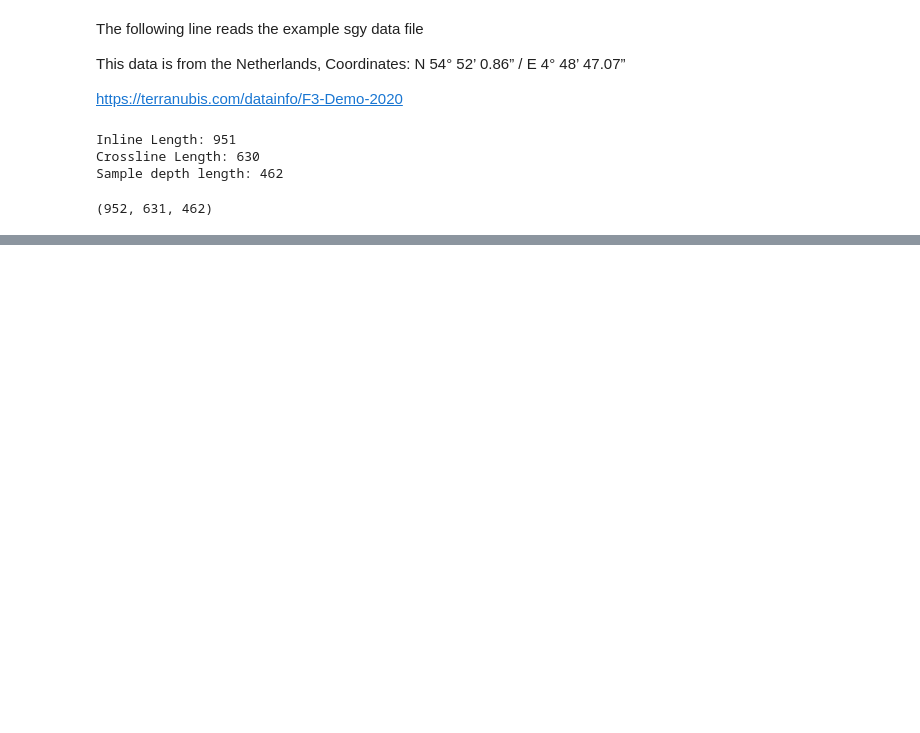
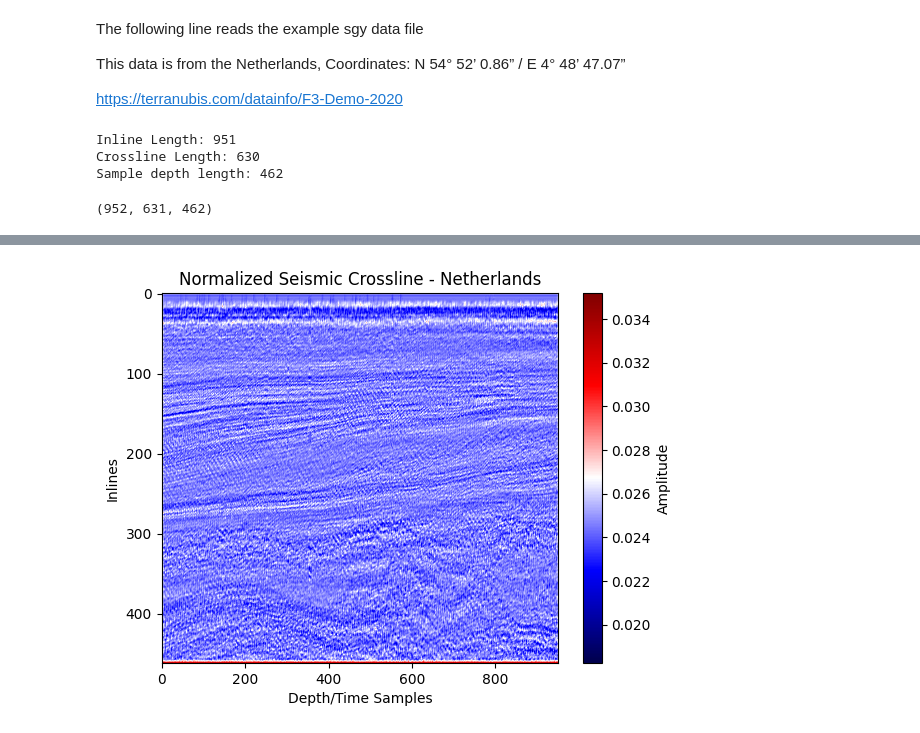
Before and after one commit to crbuch/SeismicML, a Jupyter notebook: main.ipynb, the cells around one changed output, grey strips where cells are left out. Cells and saved outputs as stored; diff of their text form; code cells hidden in the pictures; blank space fills up the shorter version.

Commit message:
created first model layer

```diff
--- a/main.ipynb
+++ b/main.ipynb
@@ -59,0 +98,25 @@ plt.show()
+# %%
+
+model = SeismicInterpreter()
+
+
+input_image = torch.from_numpy(seismic_image).float()
+
+with torch.no_grad():
+    output_image = model(input_image.unsqueeze(0))
+
+plt.imshow(output_image[0], cmap='seismic', aspect='auto')
+plt.colorbar(label='Amplitude')
+plt.title('Normalized Seismic Crossline - Netherlands')
+plt.xlabel('Depth/Time Samples')
+plt.ylabel('Inlines')
+plt.show()
+
+
+
+loss = nn.CrossEntropyLoss()
+
+for epoch in range(50):
+    pass
+# %% [output]
+[figure, added]
```
Also changed, not shown: parts of 3 cells of this notebook.
